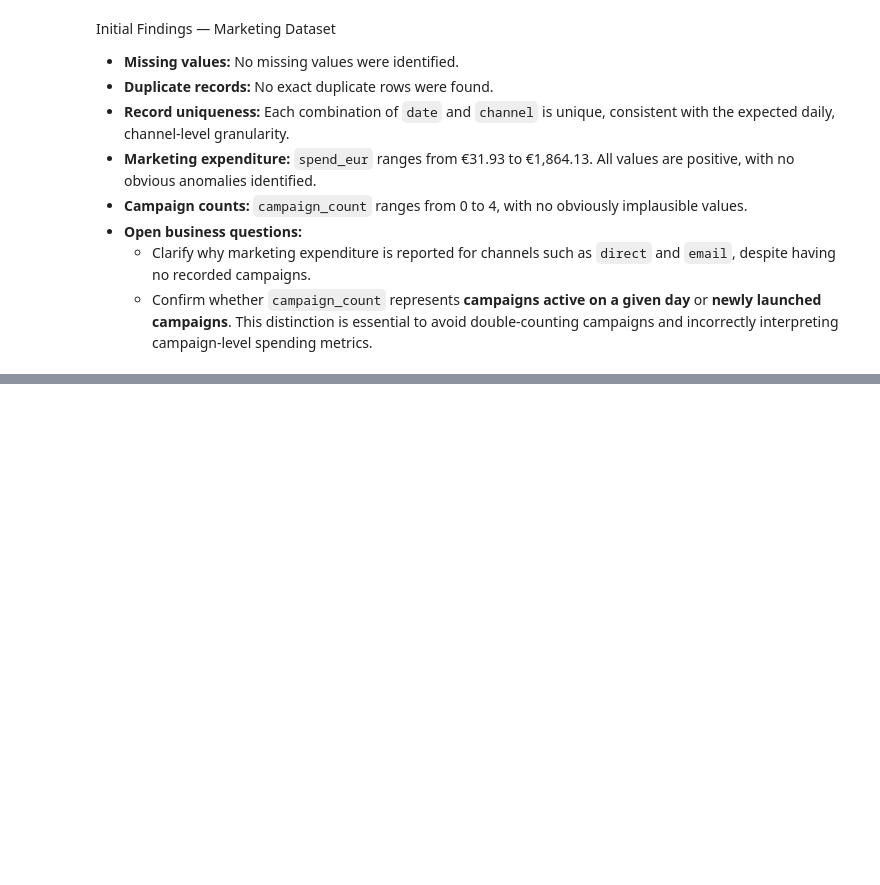
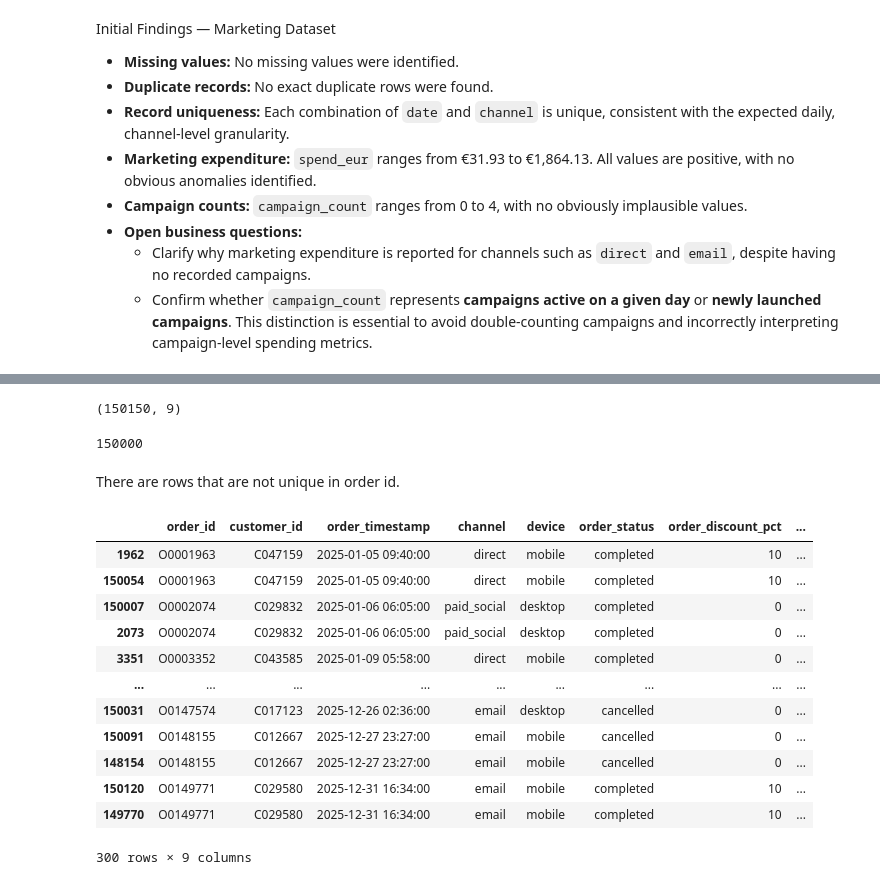
Before and after one commit to varela-filho/ecommerce-performance-analysis, a Jupyter notebook: notebooks/01_data_exploration.ipynb, the cells around one changed output, grey strips where cells are left out. Drawn from its saved outputs; the diff is of its cells as text; code cells hidden in the pictures; blank space fills up the shorter version.

```diff
--- a/notebooks/01_data_exploration.ipynb
+++ b/notebooks/01_data_exploration.ipynb
@@ -235,0 +245,26 @@ Initial Findings — Marketing Dataset
+# %%
+df_raw_orders.shape
+# %% [output]
+(150150, 9)
+# %%
+df_raw_orders['order_id'].nunique()
+# %% [output]
+150000
+# %% [markdown]
+There are rows that are not unique in order id.
+# %%
+df_raw_orders[df_raw_orders.duplicated(keep=False)].sort_values(by="order_id")
+# %% [output]
+|  | order_id | customer_id | order_timestamp | channel | device | order_status | order_discount_pct | ... |
+| 1962 | O0001963 | C047159 | 2025-01-05 09:40:00 | direct | mobile | completed | 10 | ... |
+| 150054 | O0001963 | C047159 | 2025-01-05 09:40:00 | direct | mobile | completed | 10 | ... |
+| 150007 | O0002074 | C029832 | 2025-01-06 06:05:00 | paid_social | desktop | completed | 0 | ... |
+| 2073 | O0002074 | C029832 | 2025-01-06 06:05:00 | paid_social | desktop | completed | 0 | ... |
+| 3351 | O0003352 | C043585 | 2025-01-09 05:58:00 | direct | mobile | completed | 0 | ... |
+| ... | ... | ... | ... | ... | ... | ... | ... | ... |
+| 150031 | O0147574 | C017123 | 2025-12-26 02:36:00 | email | desktop | cancelled | 0 | ... |
+| 150091 | O0148155 | C012667 | 2025-12-27 23:27:00 | email | mobile | cancelled | 0 | ... |
+| 148154 | O0148155 | C012667 | 2025-12-27 23:27:00 | email | mobile | cancelled | 0 | ... |
+| 150120 | O0149771 | C029580 | 2025-12-31 16:34:00 | email | mobile | completed | 10 | ... |
+| 149770 | O0149771 | C029580 | 2025-12-31 16:34:00 | email | mobile | completed | 10 | ... |
+300 rows × 9 columns
```
Also changed, not shown: parts of 32 cells of this notebook.
